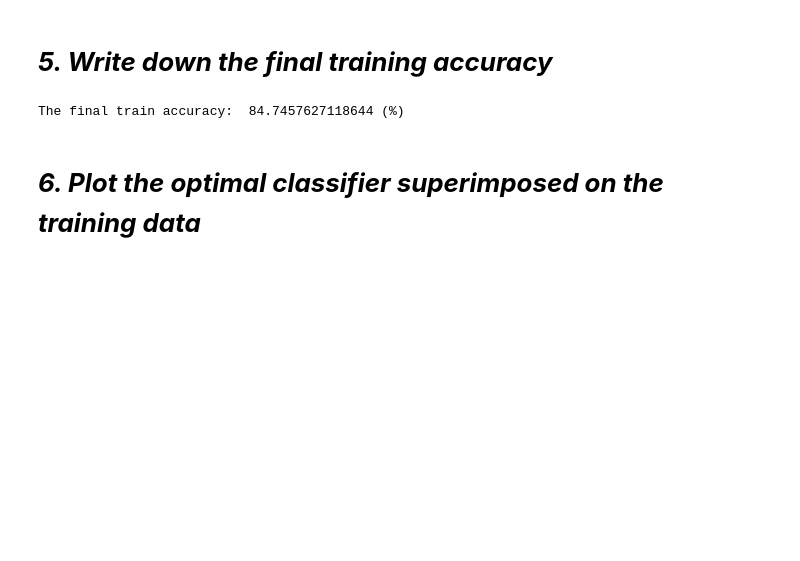
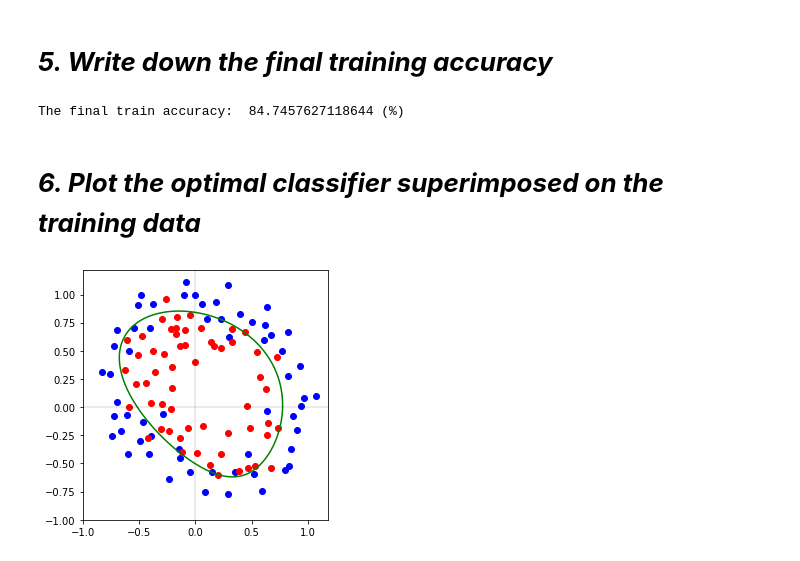
Before and after one commit to crescent98/machinelearning35911, a Jupyter notebook: assignment06.ipynb, the cells around one changed output. Drawn from its saved outputs; the diff is of its cells as text; code cells hidden in the pictures; blank space fills up the shorter version.

Commit message:
6. Plot the optimal classifier superimposed on the training data

```diff
--- a/assignment06.ipynb
+++ b/assignment06.ipynb
@@ -204,3 +204,23 @@ print('The final train accuracy: ',accuracy[-1]*100,'(%)')
 The final train accuracy:  84.7457627118644 (%)
 # %% [markdown]
 # ***6. Plot the optimal classifier superimposed on the training data***
+# %%
+import matplotlib as mpl
+
+x=np.linspace(-1,1,400)
+y=np.linspace(-1,1,400)
+x,y=np.meshgrid(x,y)
+
+def axes():
+  plt.axhline(0, alpha=.1)
+  plt.axvline(0, alpha=.1)
+
+axes()
+plt.contour(x,y,z_function(theta_temp,x,y),[0],colors='g')
+plt.scatter(pointX0, pointY0, c='b')
+plt.scatter(pointX1, pointY1, c='r')
+plt.tight_layout()
+plt.gca().set_aspect('equal', adjustable='box')
+plt.show()
+# %% [output]
+[figure, added]
```
